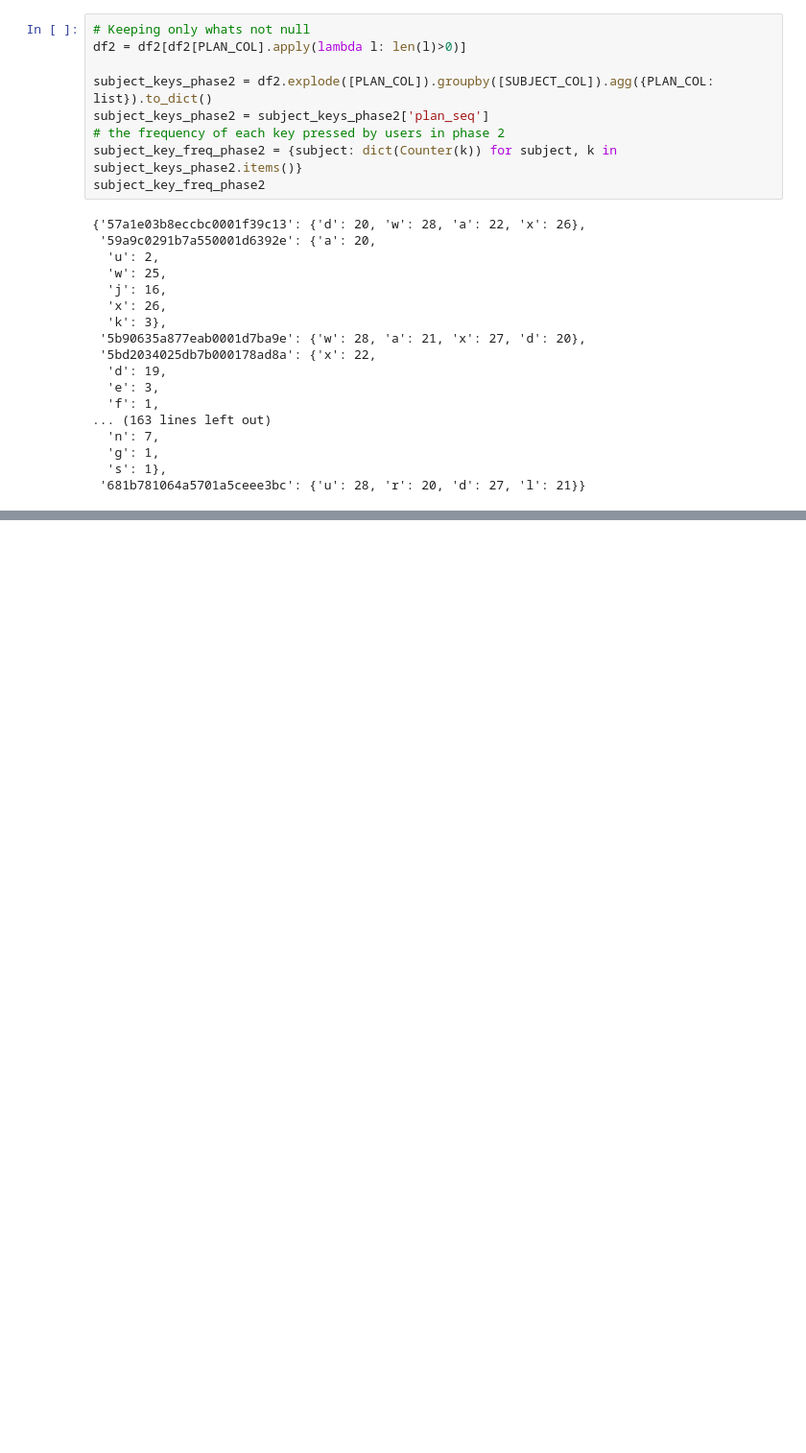
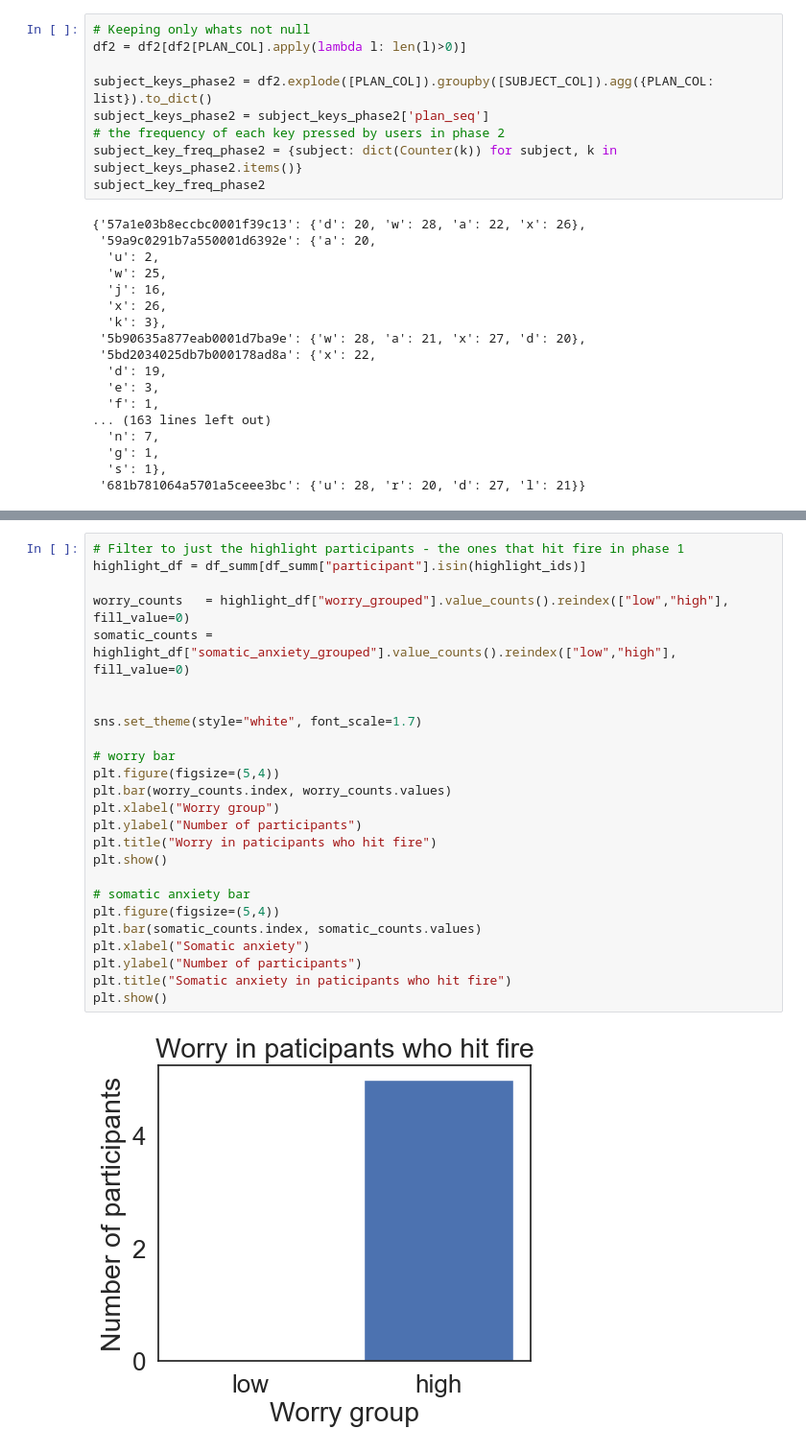
Before and after one commit to hadasschiff/TaskGeneralization, a Jupyter notebook: analysis/fire_avoidance_within_subject.ipynb, the cells around one changed output, grey strips where cells are left out. Shown: that part at 96% size. Cells and saved outputs as stored; diff of their text form; blank space fills up the shorter version.

```diff
--- a/analysis/fire_avoidance_within_subject.ipynb
+++ b/analysis/fire_avoidance_within_subject.ipynb
@@ -206,0 +301,27 @@ subject_key_freq_phase2
+# %%
+# Filter to just the highlight participants - the ones that hit fire in phase 1
+highlight_df = df_summ[df_summ["participant"].isin(highlight_ids)]
+
+worry_counts   = highlight_df["worry_grouped"].value_counts().reindex(["low","high"], fill_value=0)
+somatic_counts = highlight_df["somatic_anxiety_grouped"].value_counts().reindex(["low","high"], fill_value=0)
+
+
+sns.set_theme(style="white", font_scale=1.7)
+
+# worry bar
+plt.figure(figsize=(5,4))
+plt.bar(worry_counts.index, worry_counts.values)
+plt.xlabel("Worry group")
+plt.ylabel("Number of participants")
+plt.title("Worry in paticipants who hit fire")
+plt.show()
+
+# somatic anxiety bar
+plt.figure(figsize=(5,4))
+plt.bar(somatic_counts.index, somatic_counts.values)
+plt.xlabel("Somatic anxiety")
+plt.ylabel("Number of participants")
+plt.title("Somatic anxiety in paticipants who hit fire")
+plt.show()
+# %% [output]
+[figure, added]
```
Also changed, not shown: parts of 4 cells of this notebook, 5 other files.
